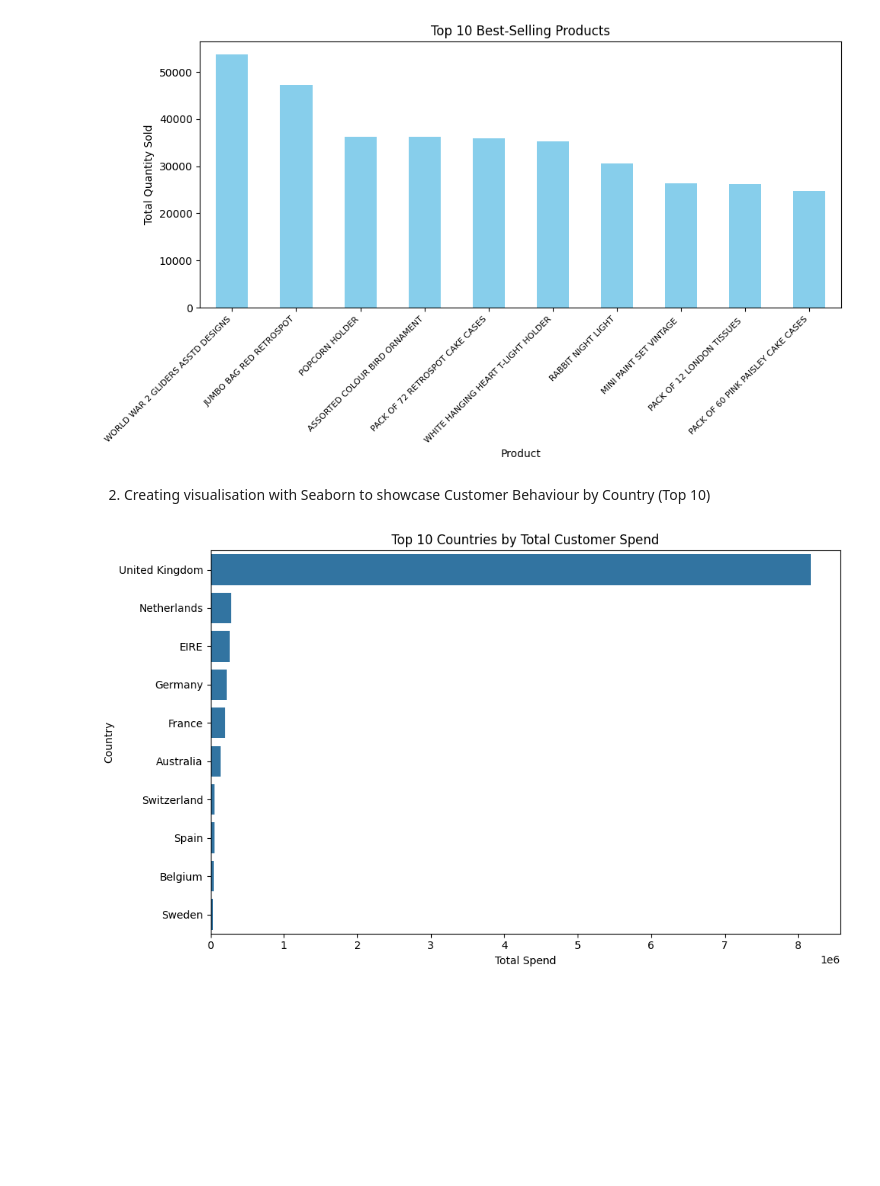
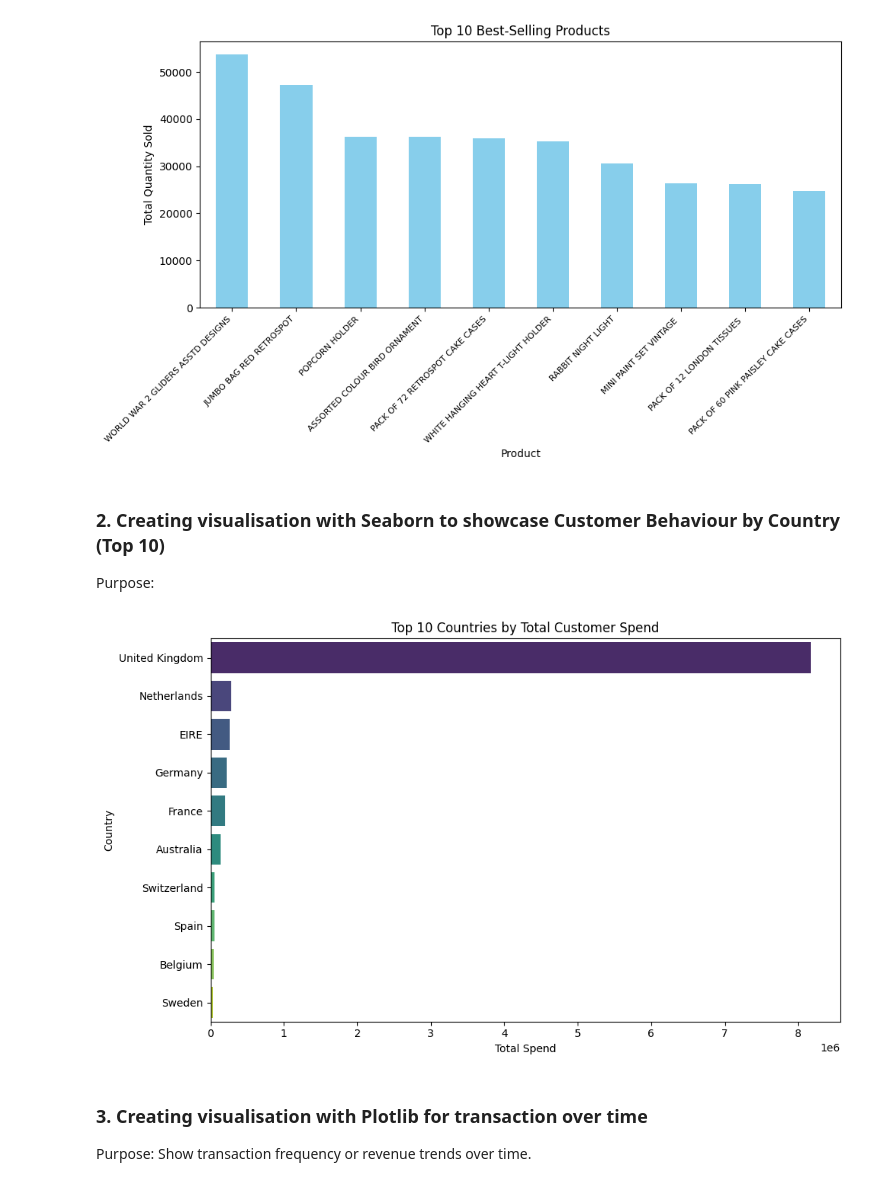
Before and after one commit to InsightsByIvy/Online-Retail-Transaction-Analysis, a Jupyter notebook: jupyter_notebooks/visualisation.ipynb, the cells around one changed output. Cells and saved outputs as stored; diff of their text form; code cells hidden in the pictures; blank space fills up the shorter version.

Commit message:
Adding final chart

```diff
--- a/jupyter_notebooks/visualisation.ipynb
+++ b/jupyter_notebooks/visualisation.ipynb
@@ -52,7 +52,8 @@ plt.show()
 # %% [output]
 [figure]
 # %% [markdown]
-2. Creating visualisation with Seaborn to showcase Customer Behaviour by Country (Top 10)
+### 2. Creating visualisation with Seaborn to showcase Customer Behaviour by Country (Top 10)
+Purpose:
 # %%
 import seaborn as sns
 # %%
@@ -60,14 +61,21 @@ country_sales = df.groupby('Country')['TotalTransactionValue'].sum().sort_values
 # %%
 plt.figure(figsize=(10,6))
 sns.barplot(
     data=country_sales,
     x='TotalTransactionValue',
-    y='Country'  # No palette, no warning
+    y='Country',
+    hue='Country',
+    palette='viridis',
+    dodge=False,
+    legend=False
 )
 plt.title('Top 10 Countries by Total Customer Spend')
 plt.xlabel('Total Spend')
 plt.ylabel('Country')
 plt.tight_layout()
 plt.show()
 # %% [output]
-[figure, old version]
+[figure, new version]
+# %% [markdown]
+### 3. Creating visualisation with Plotlib for transaction over time
+Purpose: Show transaction frequency or revenue trends over time.
```
Also changed, not shown: parts of 2 cells of this notebook.
